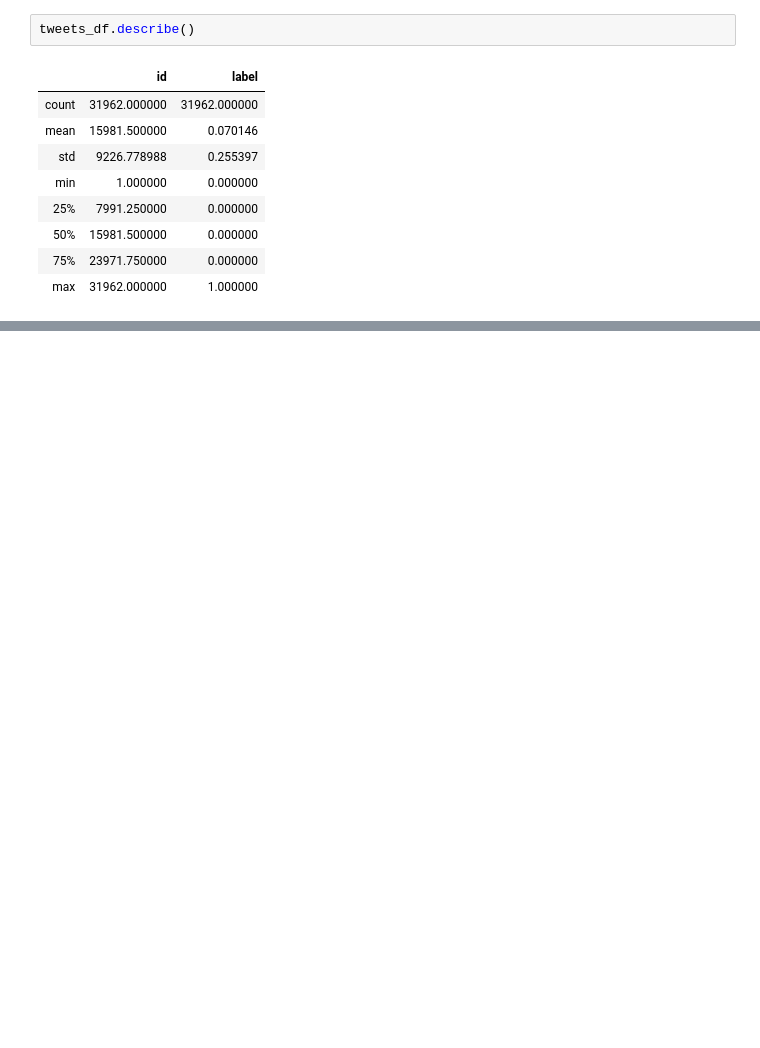
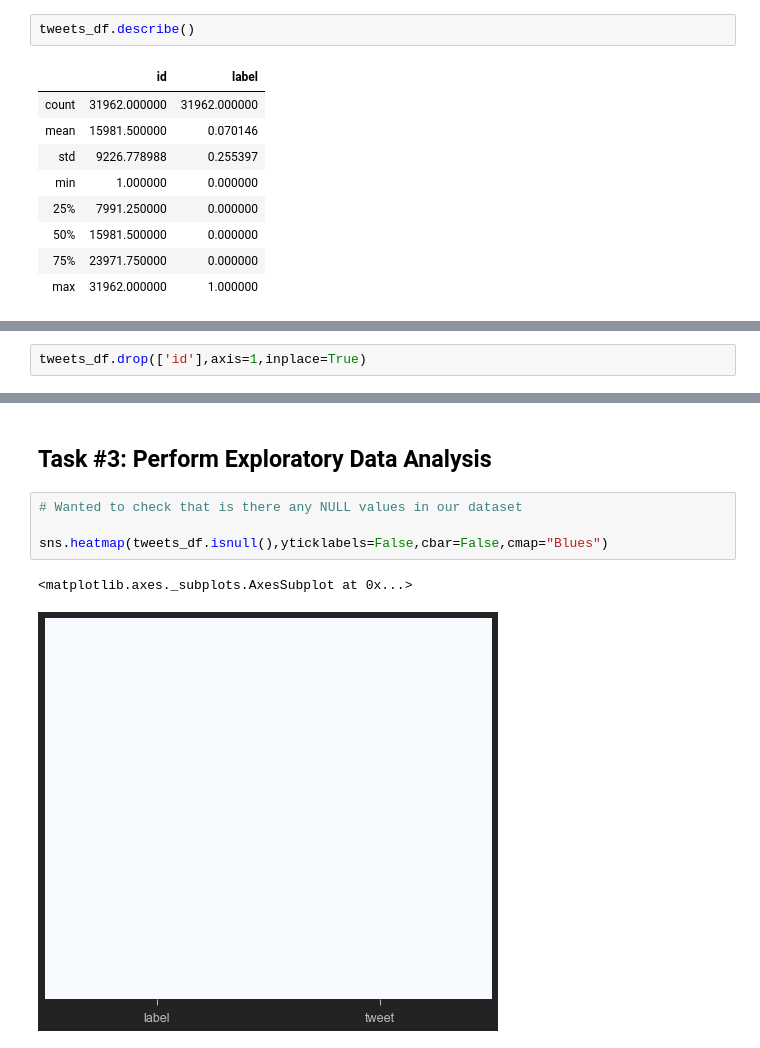
Before and after one commit to sabheen9/Sentiment-Analysis, a Jupyter notebook: sentiment_analysis.ipynb, the cells around one changed output, grey strips where cells are left out. Saved outputs shown, nothing was run; the diff lists cells and outputs as text; blank space fills up the shorter version.

```diff
--- a/sentiment_analysis.ipynb
+++ b/sentiment_analysis.ipynb
@@ -76,0 +105,2 @@ tweets_df.describe()
+# %%
+tweets_df.drop(['id'],axis=1,inplace=True)
@@ -76,0 +123,9 @@ tweets_df.describe()
+# %% [markdown]
+## Task #3: Perform Exploratory Data Analysis
+# %%
+# Wanted to check that is there any NULL values in our dataset
+
+sns.heatmap(tweets_df.isnull(),yticklabels=False,cbar=False,cmap="Blues")
+# %% [output]
+<matplotlib.axes._subplots.AxesSubplot at 0x...>
+[figure, added]
```
Also changed, not shown: parts of 5 cells of this notebook.
